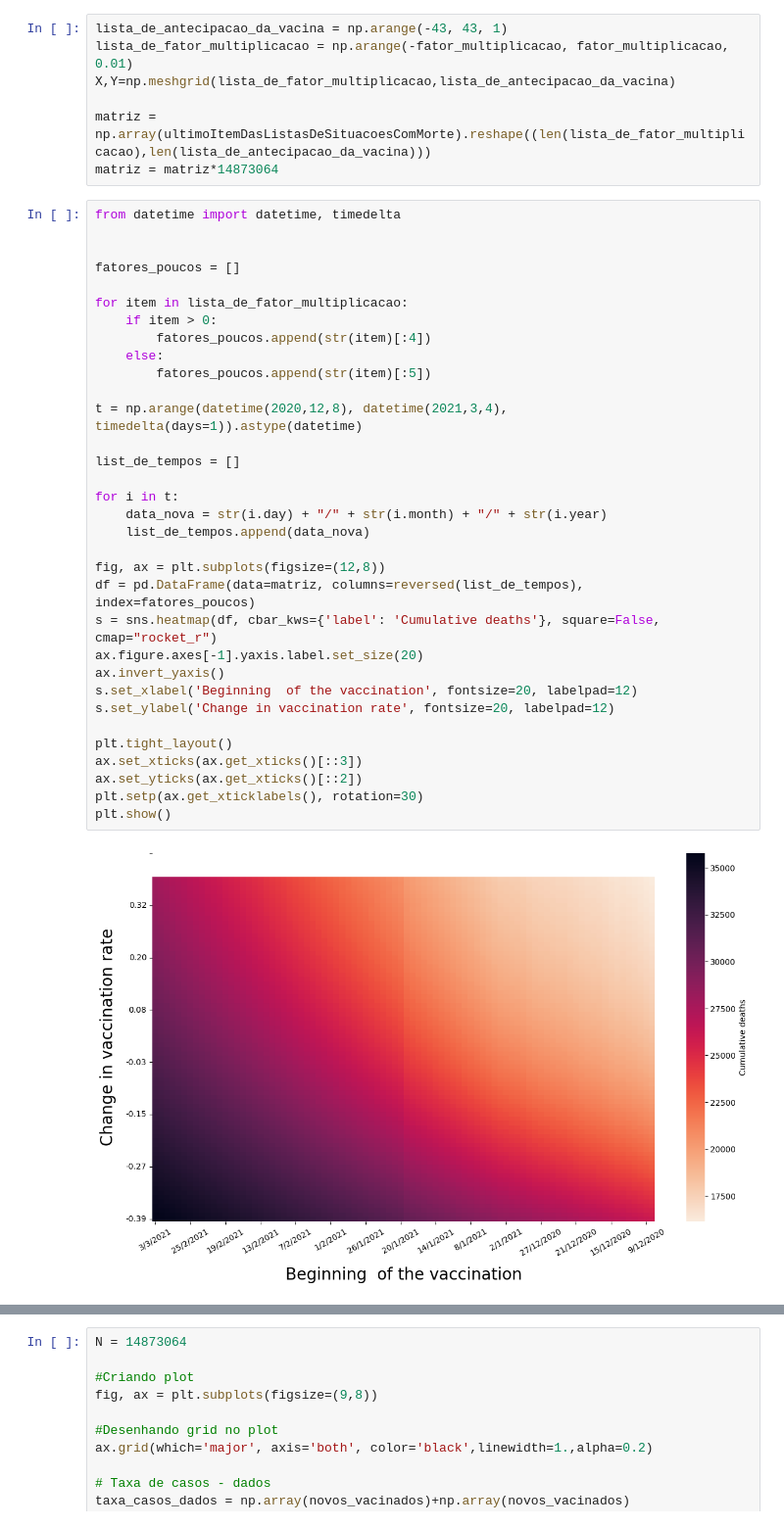
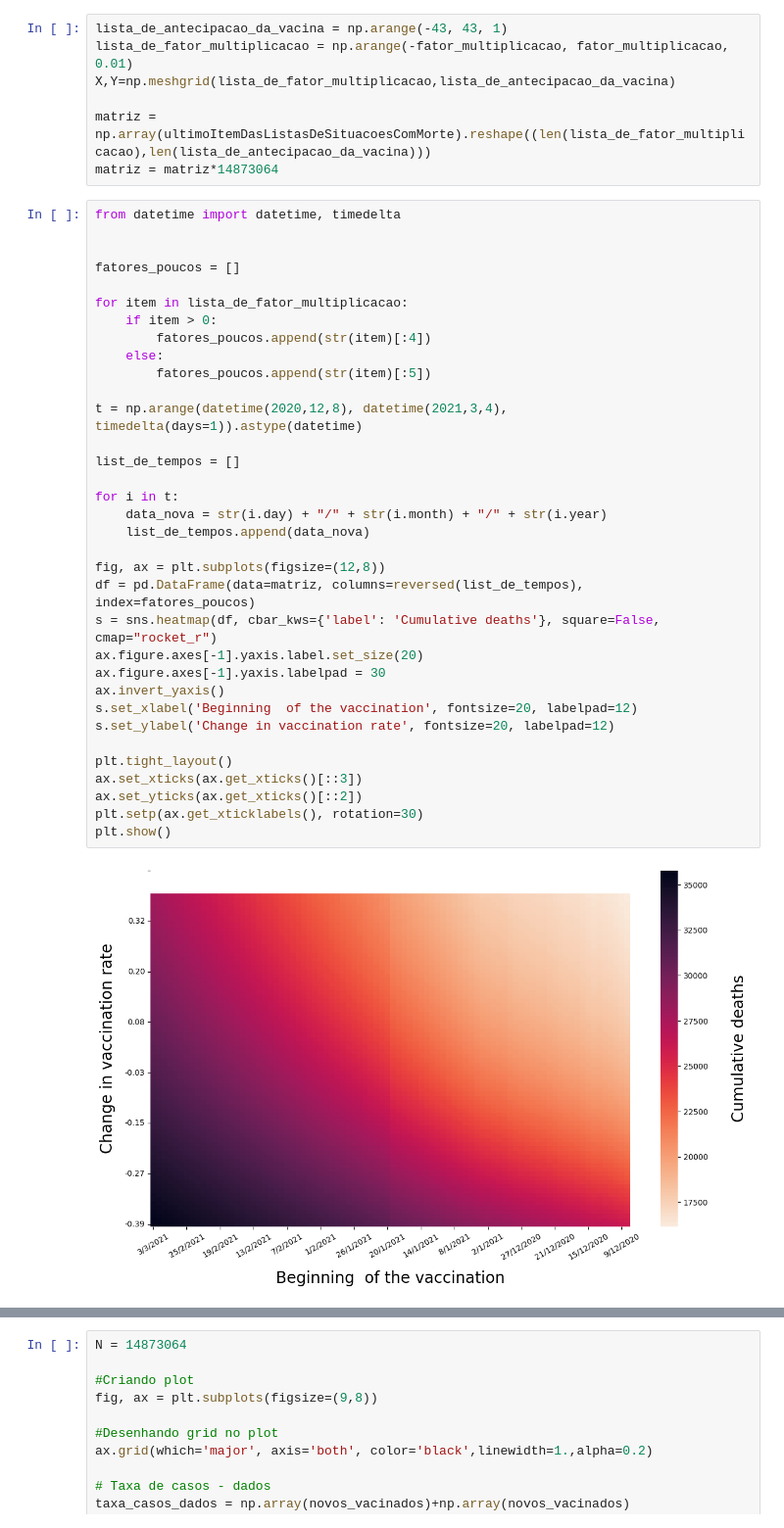
Before and after one commit to filipe7788/SEIHURD, a Jupyter notebook: cenarios_de_simulacao/Mapas/mapa_de_calor.ipynb, the cells around one changed output, grey strips where cells are left out. Shown at 98% size. Saved outputs shown, nothing was run; the diff lists cells and outputs as text.

```diff
--- a/cenarios_de_simulacao/Mapas/mapa_de_calor.ipynb
+++ b/cenarios_de_simulacao/Mapas/mapa_de_calor.ipynb
@@ -323,34 +323,35 @@ from datetime import datetime, timedelta
 fatores_poucos = []
 
 for item in lista_de_fator_multiplicacao:
     if item > 0:
         fatores_poucos.append(str(item)[:4])
     else:
         fatores_poucos.append(str(item)[:5])
 
 t = np.arange(datetime(2020,12,8), datetime(2021,3,4), timedelta(days=1)).astype(datetime)
 
 list_de_tempos = []
 
 for i in t:
     data_nova = str(i.day) + "/" + str(i.month) + "/" + str(i.year)
     list_de_tempos.append(data_nova)
 
 fig, ax = plt.subplots(figsize=(12,8))
 df = pd.DataFrame(data=matriz, columns=reversed(list_de_tempos), index=fatores_poucos)
 s = sns.heatmap(df, cbar_kws={'label': 'Cumulative deaths'}, square=False, cmap="rocket_r")
 ax.figure.axes[-1].yaxis.label.set_size(20)
+ax.figure.axes[-1].yaxis.labelpad = 30
 ax.invert_yaxis()
 s.set_xlabel('Beginning  of the vaccination', fontsize=20, labelpad=12)
 s.set_ylabel('Change in vaccination rate', fontsize=20, labelpad=12)
 
 plt.tight_layout()
 ax.set_xticks(ax.get_xticks()[::3])
 ax.set_yticks(ax.get_xticks()[::2])
 plt.setp(ax.get_xticklabels(), rotation=30)
 plt.show()
 # %% [output]
-[figure, old version]
+[figure, new version]
 # %%
 N = 14873064
 
```
Also changed, not shown: parts of 1 cell of this notebook, 3 other files.
